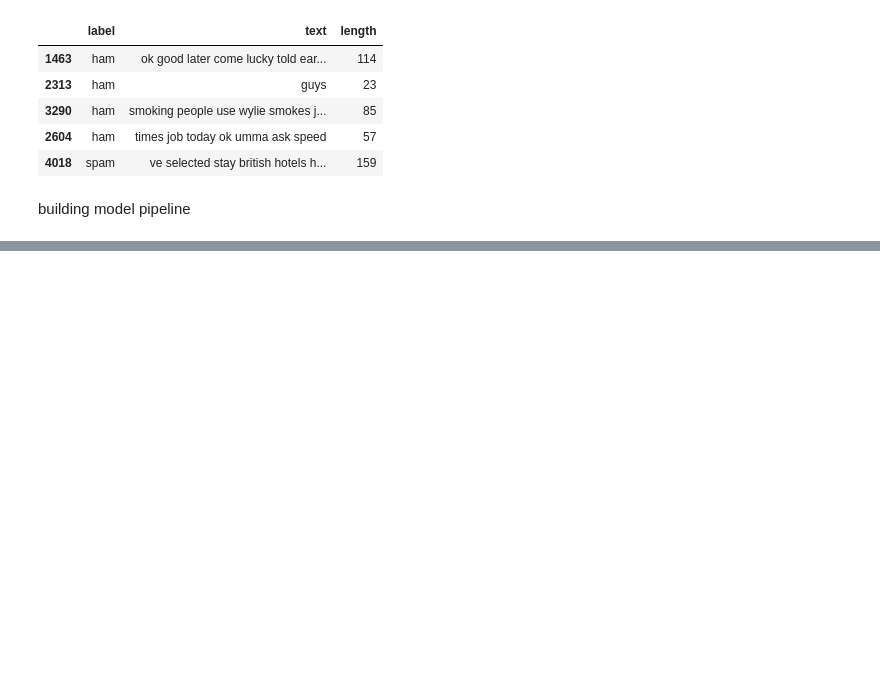
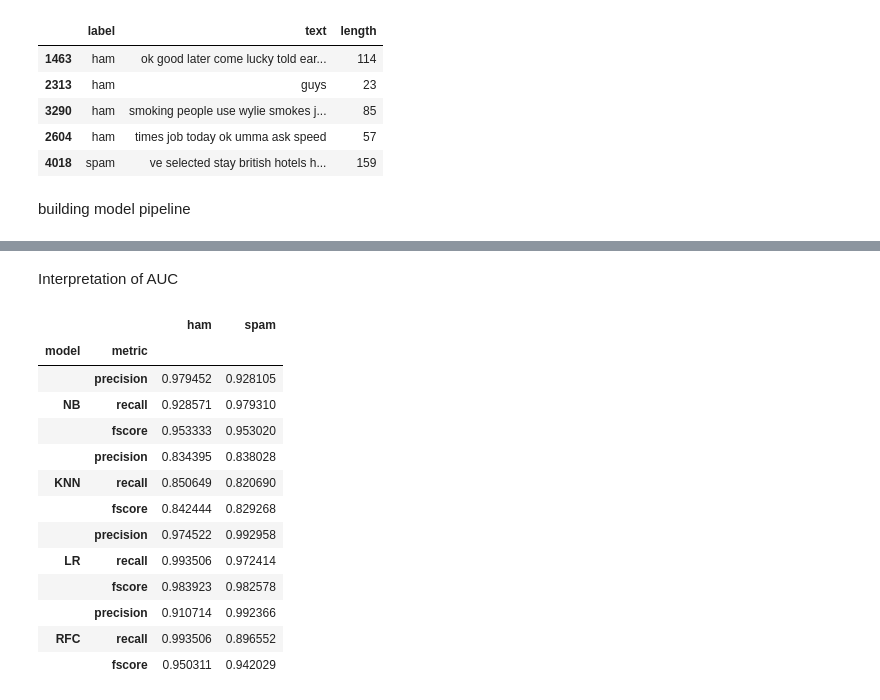
Before and after one commit to Priya-gawhane/CODSOFT, a Jupyter notebook: Spam_SMS_detection.ipynb, the cells around one changed output, grey strips where cells are left out. Saved outputs shown, nothing was run; the diff lists cells and outputs as text; code cells hidden in the pictures; blank space fills up the shorter version.

```diff
--- a/Spam_SMS_detection.ipynb
+++ b/Spam_SMS_detection.ipynb
@@ -149,0 +176,29 @@ models = {
+# %% [markdown]
+Interpretation of AUC
+# %%
+results_df = None
+
+for i, (model_name, model) in enumerate(models.items()):
+    model_results = evaluate_model(
+        models[model_name], x_test, y_test, name=model_name.upper())
+    if i == 0:
+        results_df = model_results.copy()
+    else:
+        results_df = pd.concat((results_df, model_results))
+
+results_df
+# %% [output]
+|  |  | ham | spam |
+| model | metric |  |  |
+|  | precision | 0.979452 | 0.928105 |
+| NB | recall | 0.928571 | 0.979310 |
+|  | fscore | 0.953333 | 0.953020 |
+|  | precision | 0.834395 | 0.838028 |
+| KNN | recall | 0.850649 | 0.820690 |
+|  | fscore | 0.842444 | 0.829268 |
+|  | precision | 0.974522 | 0.992958 |
+| LR | recall | 0.993506 | 0.972414 |
+|  | fscore | 0.983923 | 0.982578 |
+|  | precision | 0.910714 | 0.992366 |
+| RFC | recall | 0.993506 | 0.896552 |
+|  | fscore | 0.950311 | 0.942029 |
```
Also changed, not shown: parts of 3 cells of this notebook.
